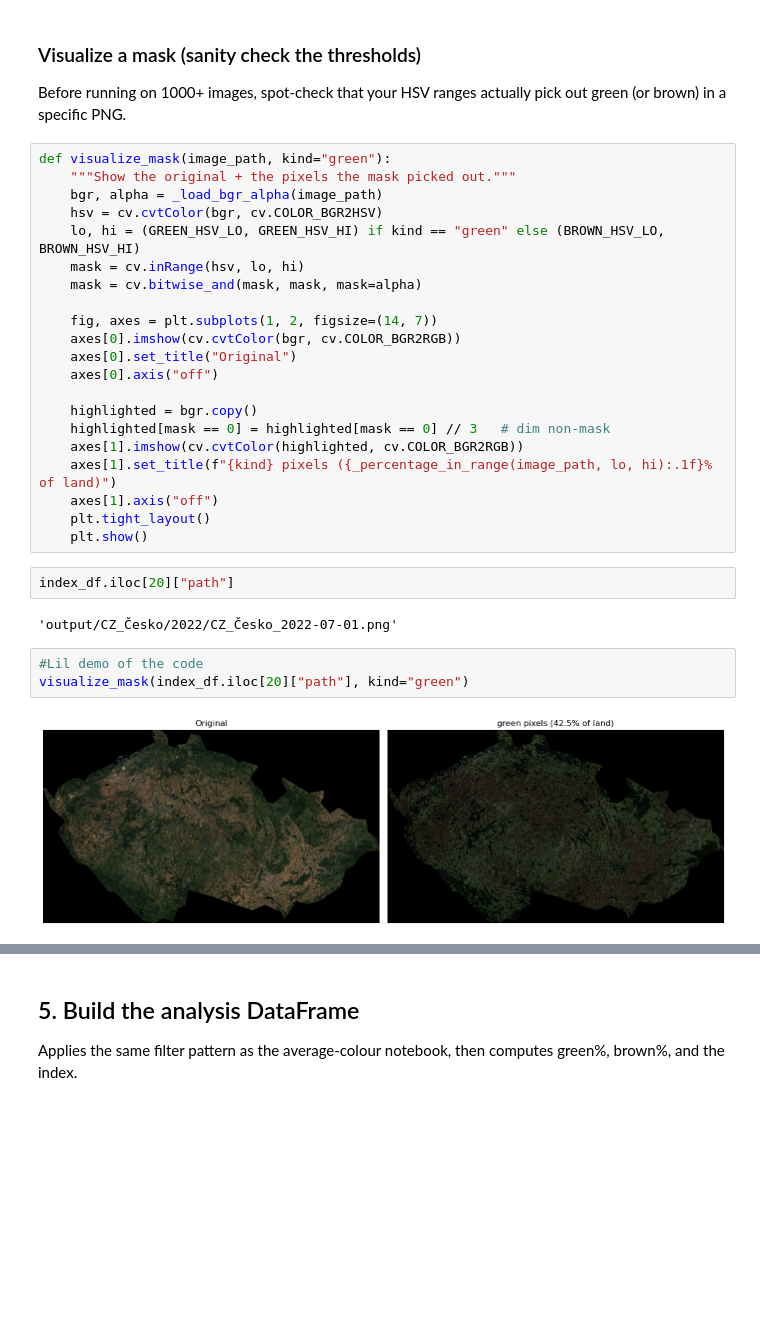
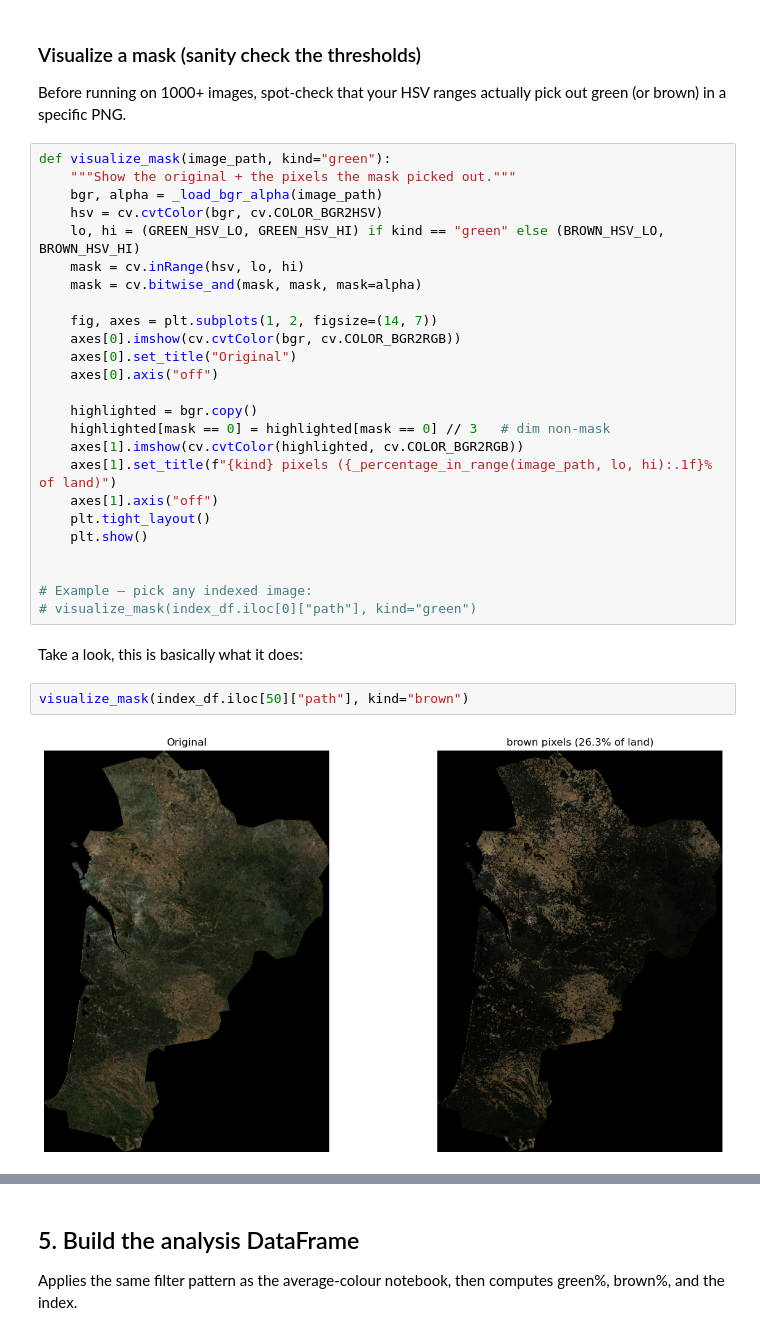
Before and after one commit to The-European-Correspondent/GreenToBrown, a Jupyter notebook: 003_AverageGreenessBrowness.ipynb, the cells around one changed output, grey strips where cells are left out. Drawn from its saved outputs; the diff is of its cells as text; blank space fills up the shorter version.

```diff
--- a/003_AverageGreenessBrowness.ipynb
+++ b/003_AverageGreenessBrowness.ipynb
@@ -164,12 +161,13 @@ def visualize_mask(image_path, kind="green"):
     axes[1].axis("off")
     plt.tight_layout()
     plt.show()
+
+
+# Example — pick any indexed image:
+# visualize_mask(index_df.iloc[0]["path"], kind="green")
-# %%
-index_df.iloc[20]["path"]
-# %% [output]
-'output/CZ_Česko/2022/CZ_Česko_2022-07-01.png'
-# %%
-#Lil demo of the code
-visualize_mask(index_df.iloc[20]["path"], kind="green")
-# %% [output]
-[figure, removed]
+# %% [markdown]
+Take a look, this is basically what it does:
+# %%
+visualize_mask(index_df.iloc[50]["path"], kind="brown")
+# %% [output]
+[figure, added]
```
Also changed, not shown: parts of 16 cells of this notebook, 1 other file.
